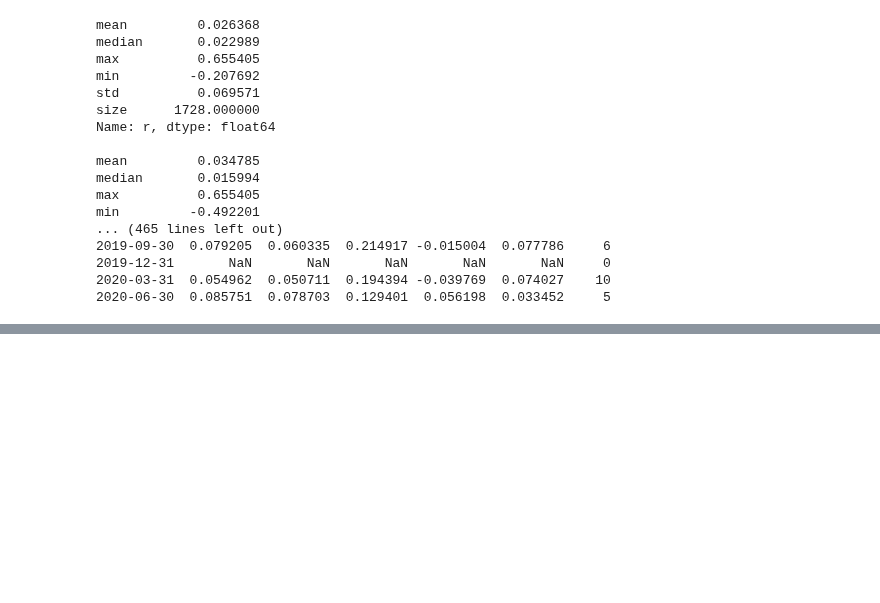
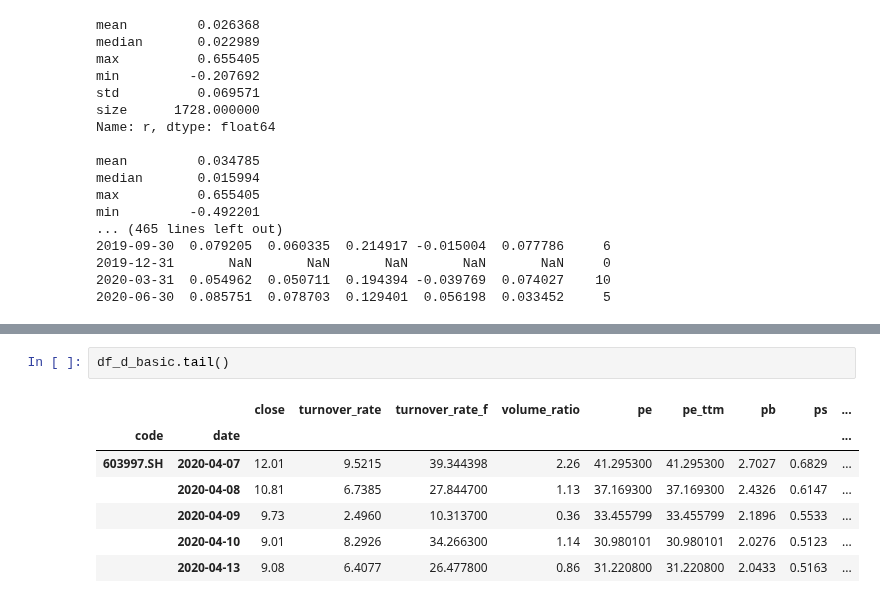
Before and after one commit to Bantorra0/Quant, a Jupyter notebook: long_trend_oversold_analysis.ipynb, the cells around one changed output, grey strips where cells are left out. Drawn from its saved outputs; the diff is of its cells as text; blank space fills up the shorter version.

```diff
--- a/long_trend_oversold_analysis.ipynb
+++ b/long_trend_oversold_analysis.ipynb
@@ -496,0 +563,10 @@ min         -0.492201
+# %%
+df_d_basic.tail()
+# %% [output]
+|  |  | close | turnover_rate | turnover_rate_f | volume_ratio | pe | pe_ttm | pb | ps | ... |
+| code | date |  |  |  |  |  |  |  |  | ... |
+| 603997.SH | 2020-04-07 | 12.01 | 9.5215 | 39.344398 | 2.26 | 41.295300 | 41.295300 | 2.7027 | 0.6829 | ... |
+|  | 2020-04-08 | 10.81 | 6.7385 | 27.844700 | 1.13 | 37.169300 | 37.169300 | 2.4326 | 0.6147 | ... |
+|  | 2020-04-09 | 9.73 | 2.4960 | 10.313700 | 0.36 | 33.455799 | 33.455799 | 2.1896 | 0.5533 | ... |
+|  | 2020-04-10 | 9.01 | 8.2926 | 34.266300 | 1.14 | 30.980101 | 30.980101 | 2.0276 | 0.5123 | ... |
+|  | 2020-04-13 | 9.08 | 6.4077 | 26.477800 | 0.86 | 31.220800 | 31.220800 | 2.0433 | 0.5163 | ... |
```
Also changed, not shown: parts of 15 cells of this notebook, 1 other file.
